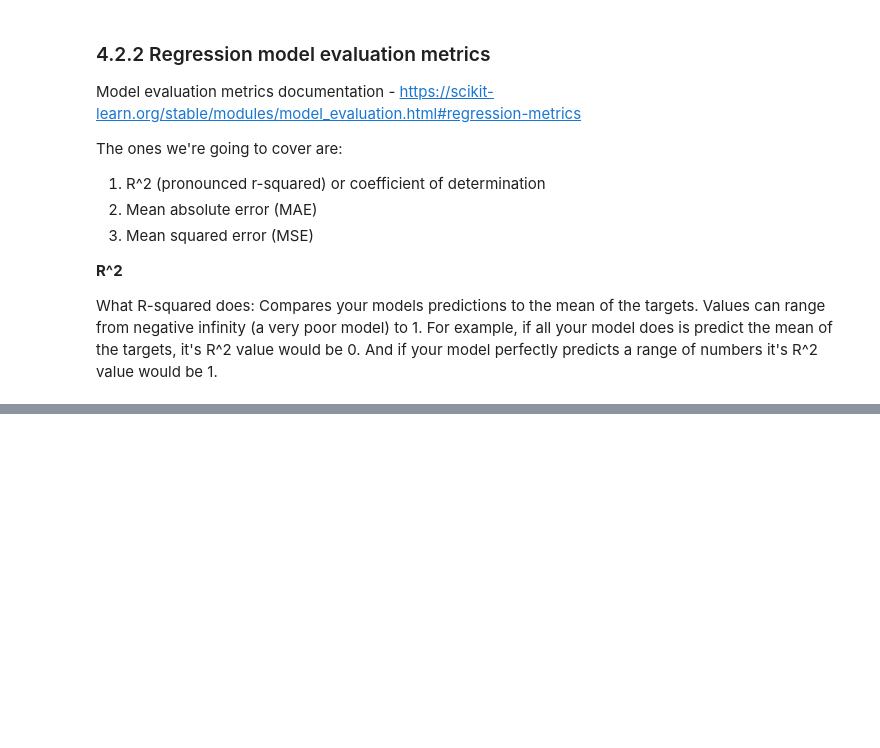
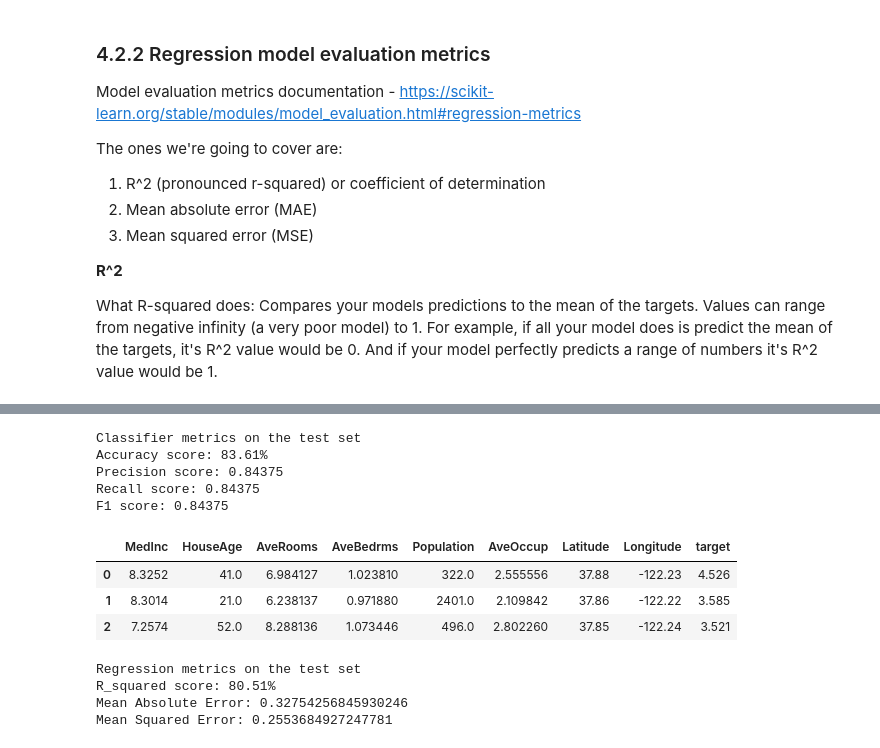
Before and after one commit to PhuongTa/ml-course, a Jupyter notebook: exercise_ds/Introduction-to-scikit-learn.ipynb, the cells around one changed output, grey strips where cells are left out. Cells and saved outputs as stored; diff of their text form; code cells hidden in the pictures; blank space fills up the shorter version.

```diff
--- a/exercise_ds/Introduction-to-scikit-learn.ipynb
+++ b/exercise_ds/Introduction-to-scikit-learn.ipynb
@@ -1492,0 +1761,67 @@ What R-squared does: Compares your models predictions to the mean of the targets
+# %%
+from sklearn.metrics import accuracy_score, precision_score, recall_score, f1_score
+from sklearn.ensemble import RandomForestClassifier
+from sklearn.model_selection import train_test_split
+
+np.random.seed(42)
+# Create X & y
+X, y = heart_disease.drop("target", axis=1),heart_disease.target
+
+# Split data
+X_train, X_test, y_train, y_test = train_test_split(X, y, random_state=42, test_size=0.2)
+
+# Create model and fit with data train
+clf = RandomForestClassifier().fit(X_train,y_train)
+
+# Predict
+y_preds = clf.predict(X_test)
+
+# Evaluate model using evaluation functions
+print("Classifier metrics on the test set")
+print(f"Accuracy score: {accuracy_score(y_test, y_preds)*100:.2f}%")
+print(f"Precision score: {precision_score(y_test, y_preds)}")
+print(f"Recall score: {recall_score(y_test, y_preds)}")
+print(f"F1 score: {f1_score(y_test, y_preds)}")
+# %% [output]
+Classifier metrics on the test set
+Accuracy score: 83.61%
+Precision score: 0.84375
+Recall score: 0.84375
+F1 score: 0.84375
+# %%
+housing_df.head(3)
+# %% [output]
+|  | MedInc | HouseAge | AveRooms | AveBedrms | Population | AveOccup | Latitude | Longitude | target |
+| 0 | 8.3252 | 41.0 | 6.984127 | 1.023810 | 322.0 | 2.555556 | 37.88 | -122.23 | 4.526 |
+| 1 | 8.3014 | 21.0 | 6.238137 | 0.971880 | 2401.0 | 2.109842 | 37.86 | -122.22 | 3.585 |
+| 2 | 7.2574 | 52.0 | 8.288136 | 1.073446 | 496.0 | 2.802260 | 37.85 | -122.24 | 3.521 |
+# %%
+from sklearn.metrics import r2_score, mean_absolute_error, mean_squared_error
+from sklearn.ensemble import RandomForestRegressor
+from sklearn.model_selection import train_test_split
+
+np.random.seed(42)
+# Create X, y
+X= housing_df.drop("target", axis =1)
+y= housing_df.target
+
+# Split data
+X_train, X_test, y_train, y_test = train_test_split(X, y, random_state=42, test_size=0.2)
+
+# Create and fit model
+rrg = RandomForestRegressor().fit(X_train, y_train)
+
+# predict model
+y_preds = rrg.predict(X_test)
+
+# Evaluate model using evaluating functions
+
+print("Regression metrics on the test set")
+print(f"R_squared score: {r2_score(y_test, y_preds)*100:.2f}%")
+print(f"Mean Absolute Error: {mean_absolute_error(y_test, y_preds)}")
+print(f"Mean Squared Error: {mean_squared_error(y_test, y_preds)}")
+# %% [output]
+Regression metrics on the test set
+R_squared score: 80.51%
+Mean Absolute Error: 0.32754256845930246
+Mean Squared Error: 0.2553684927247781
```
Also changed, not shown: parts of 45 cells of this notebook.
